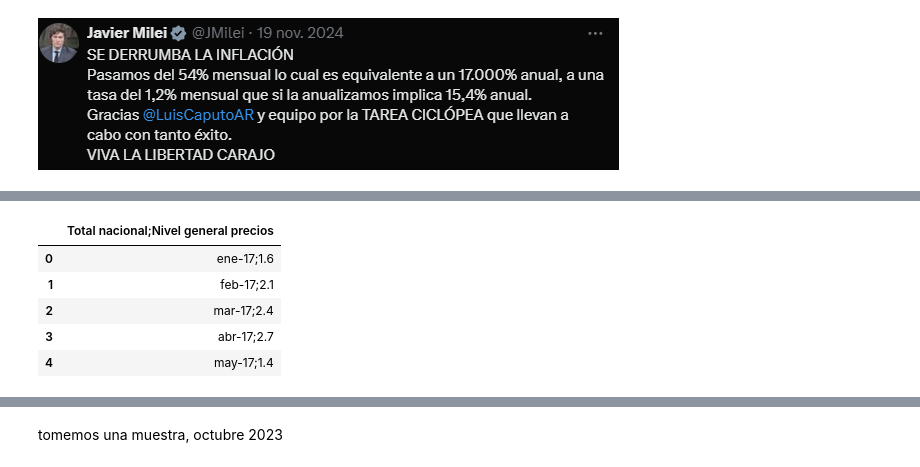
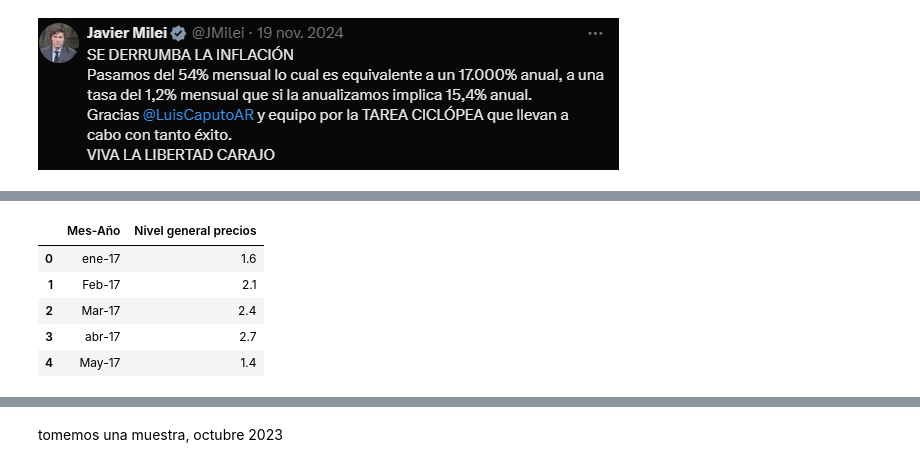
Before and after one commit to SantiDrelewicz/Laboratorio-de-metodos-Cuantitativos-Aplicados-a-la-gestion, a Jupyter notebook: notebooks/15-Aplicaciones para el análisis de inversiones.ipynb, the cells around one changed output, grey strips where cells are left out. Drawn from its saved outputs; the diff is of its cells as text; code cells hidden in the pictures.

```diff
--- a/notebooks/15-Aplicaciones para el análisis de inversiones.ipynb
+++ b/notebooks/15-Aplicaciones para el análisis de inversiones.ipynb
@@ -279,14 +458,14 @@ Mounted at /content/drive
 # %%
 #cargamos df
-ruta = "/content/drive/My Drive/IPC_Historico.csv"
-df = pd.read_csv(ruta)
+ruta = r"C:\Users\C5099702\OneDrive - BUNGE\Escritorio\Laboratorio-de-metodos-Cuantitativos-Aplicados-a-la-gestion\DF\IPC_Historico.csv"
+df = pd.read_csv(ruta, encoding='latin1')
 
 # Ver las primeras filas
 df.head()
 # %% [output]
-|  | Total nacional;Nivel general precios |
-| 0 | ene-17;1.6 |
-| 1 | feb-17;2.1 |
-| 2 | mar-17;2.4 |
-| 3 | abr-17;2.7 |
-| 4 | may-17;1.4 |
+|  | Mes-Año | Nivel general precios |
+| 0 | ene-17 | 1.6 |
+| 1 | Feb-17 | 2.1 |
+| 2 | Mar-17 | 2.4 |
+| 3 | abr-17 | 2.7 |
+| 4 | May-17 | 1.4 |
```
Also changed, not shown: parts of 51 cells of this notebook.
